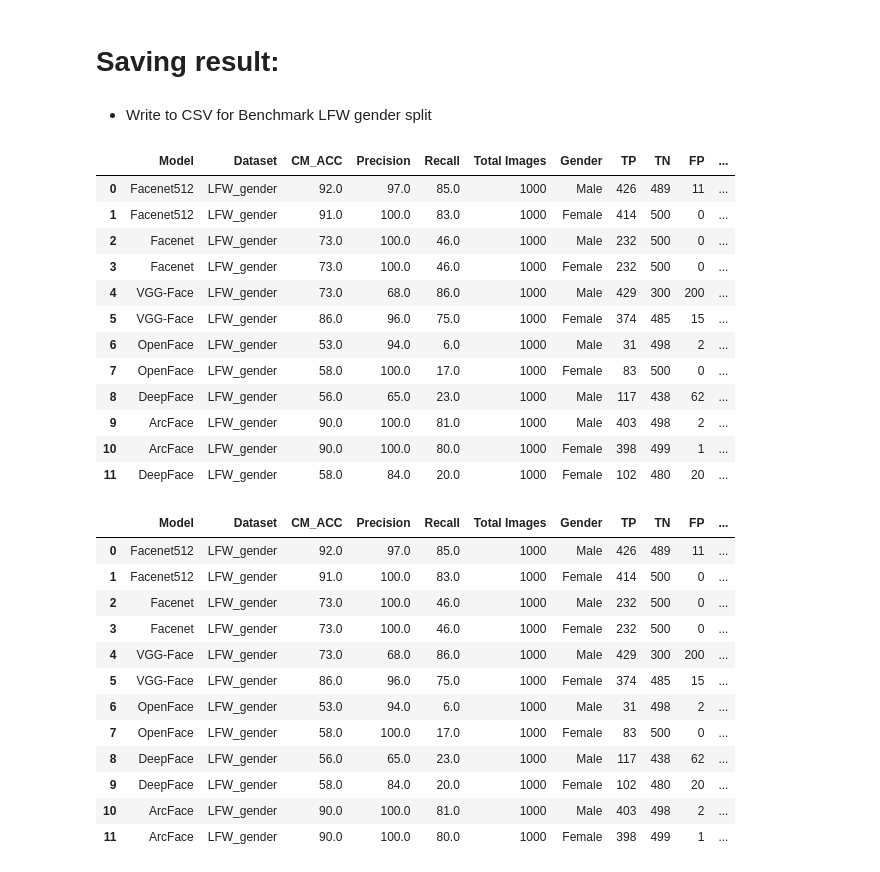
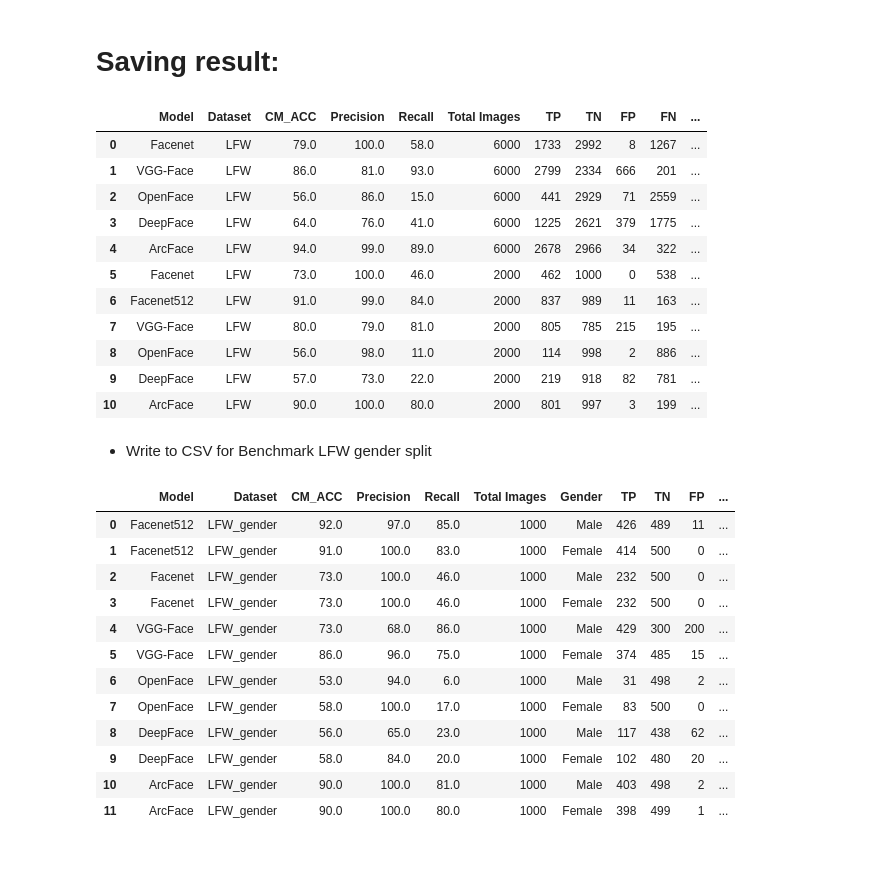
Before and after one commit to sushii2001/DeepFace-gender-bias-detection, a Jupyter notebook: DeepFace-test.ipynb, the cells around one changed output. Cells and saved outputs as stored; diff of their text form; code cells hidden in the pictures.

```diff
--- a/DeepFace-test.ipynb
+++ b/DeepFace-test.ipynb
@@ -190,2 +200,26 @@ Undetected: 0
 # %% [markdown]
 # Saving result:
+# %%
+result_df_new = pd.DataFrame([deepface_benchmark_res])
+
+# result_benchmark_gender
+# result_benchmark_gender_nonperturbed
+frames = [result_df, result_df_new]
+result_benchmark_df = pd.concat(frames)
+
+result_benchmark_df = result_benchmark_df.reset_index()
+result_benchmark_df.drop(columns=['index'], inplace=True)
+result_benchmark_df
+# %% [output]
+|  | Model | Dataset | CM_ACC | Precision | Recall | Total Images | TP | TN | FP | FN | ... |
+| 0 | Facenet | LFW | 79.0 | 100.0 | 58.0 | 6000 | 1733 | 2992 | 8 | 1267 | ... |
+| 1 | VGG-Face | LFW | 86.0 | 81.0 | 93.0 | 6000 | 2799 | 2334 | 666 | 201 | ... |
+| 2 | OpenFace | LFW | 56.0 | 86.0 | 15.0 | 6000 | 441 | 2929 | 71 | 2559 | ... |
+| 3 | DeepFace | LFW | 64.0 | 76.0 | 41.0 | 6000 | 1225 | 2621 | 379 | 1775 | ... |
+| 4 | ArcFace | LFW | 94.0 | 99.0 | 89.0 | 6000 | 2678 | 2966 | 34 | 322 | ... |
+| 5 | Facenet | LFW | 73.0 | 100.0 | 46.0 | 2000 | 462 | 1000 | 0 | 538 | ... |
+| 6 | Facenet512 | LFW | 91.0 | 99.0 | 84.0 | 2000 | 837 | 989 | 11 | 163 | ... |
+| 7 | VGG-Face | LFW | 80.0 | 79.0 | 81.0 | 2000 | 805 | 785 | 215 | 195 | ... |
+| 8 | OpenFace | LFW | 56.0 | 98.0 | 11.0 | 2000 | 114 | 998 | 2 | 886 | ... |
+| 9 | DeepFace | LFW | 57.0 | 73.0 | 22.0 | 2000 | 219 | 918 | 82 | 781 | ... |
+| 10 | ArcFace | LFW | 90.0 | 100.0 | 80.0 | 2000 | 801 | 997 | 3 | 199 | ... |
@@ -192,30 +229,5 @@ Undetected: 0
 # %% [markdown]
 - Write to CSV for Benchmark LFW gender split
-# %%
-result_df_new = pd.DataFrame([deepface_benchmark_res])
-
-# result_benchmark_gender
-# result_benchmark_gender_nonperturbed
-frames = [result_benchmark_gender_nonperturbed, result_df_new]
-result_benchmark_df = pd.concat(frames)
-
-result_benchmark_df = result_benchmark_df.reset_index()
-result_benchmark_df.drop(columns=['index'], inplace=True)
-result_benchmark_df
-# %% [output]
-|  | Model | Dataset | CM_ACC | Precision | Recall | Total Images | Gender | TP | TN | FP | ... |
-| 0 | Facenet512 | LFW_gender | 92.0 | 97.0 | 85.0 | 1000 | Male | 426 | 489 | 11 | ... |
-| 1 | Facenet512 | LFW_gender | 91.0 | 100.0 | 83.0 | 1000 | Female | 414 | 500 | 0 | ... |
-| 2 | Facenet | LFW_gender | 73.0 | 100.0 | 46.0 | 1000 | Male | 232 | 500 | 0 | ... |
-| 3 | Facenet | LFW_gender | 73.0 | 100.0 | 46.0 | 1000 | Female | 232 | 500 | 0 | ... |
-| 4 | VGG-Face | LFW_gender | 73.0 | 68.0 | 86.0 | 1000 | Male | 429 | 300 | 200 | ... |
-| 5 | VGG-Face | LFW_gender | 86.0 | 96.0 | 75.0 | 1000 | Female | 374 | 485 | 15 | ... |
-| 6 | OpenFace | LFW_gender | 53.0 | 94.0 | 6.0 | 1000 | Male | 31 | 498 | 2 | ... |
-| 7 | OpenFace | LFW_gender | 58.0 | 100.0 | 17.0 | 1000 | Female | 83 | 500 | 0 | ... |
-| 8 | DeepFace | LFW_gender | 56.0 | 65.0 | 23.0 | 1000 | Male | 117 | 438 | 62 | ... |
-| 9 | ArcFace | LFW_gender | 90.0 | 100.0 | 81.0 | 1000 | Male | 403 | 498 | 2 | ... |
-| 10 | ArcFace | LFW_gender | 90.0 | 100.0 | 80.0 | 1000 | Female | 398 | 499 | 1 | ... |
-| 11 | DeepFace | LFW_gender | 58.0 | 84.0 | 20.0 | 1000 | Female | 102 | 480 | 20 | ... |
 # %%
 # Write results to csv file
 # result_benchmark_df.to_csv("./result/deepface_benchmark_gender.csv", index=False)
```
Also changed, not shown: parts of 8 cells of this notebook, 3 other files.
